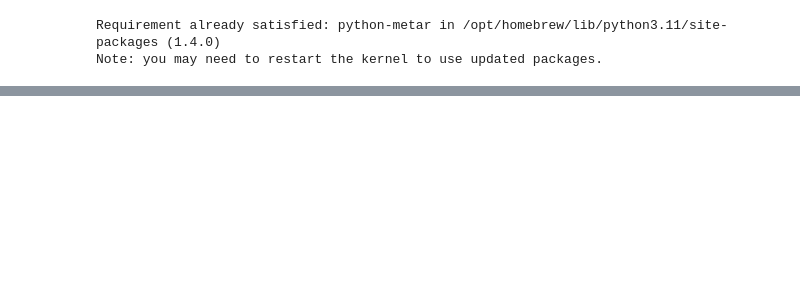
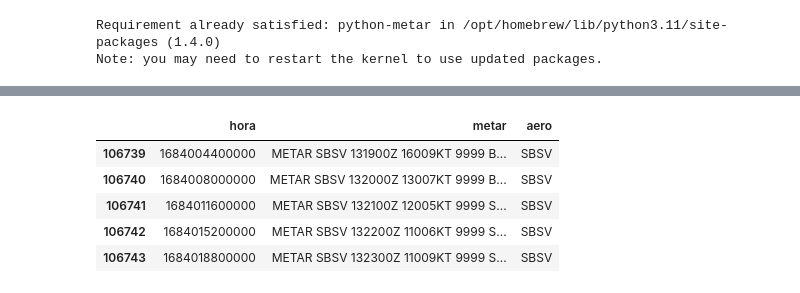
Before and after one commit to InAI-Delta/ita-datascience-2023, a Jupyter notebook: initial_analysis.ipynb, the cells around one changed output, grey strips where cells are left out. Cells and saved outputs as stored; diff of their text form; code cells hidden in the pictures; blank space fills up the shorter version.

```diff
--- a/initial_analysis.ipynb
+++ b/initial_analysis.ipynb
@@ -392 +188,10 @@ output.to_csv('data/submission.csv', index=False)
+# %%
+metar_df.tail()
+# %% [output]
+|  | hora | metar | aero |
+| 106739 | 1684004400000 | METAR SBSV 131900Z 16009KT 9999 B... | SBSV |
+| 106740 | 1684008000000 | METAR SBSV 132000Z 13007KT 9999 B... | SBSV |
+| 106741 | 1684011600000 | METAR SBSV 132100Z 12005KT 9999 S... | SBSV |
+| 106742 | 1684015200000 | METAR SBSV 132200Z 11006KT 9999 S... | SBSV |
+| 106743 | 1684018800000 | METAR SBSV 132300Z 11009KT 9999 S... | SBSV |
 # %%
```
Also changed, not shown: parts of 27 cells of this notebook.
